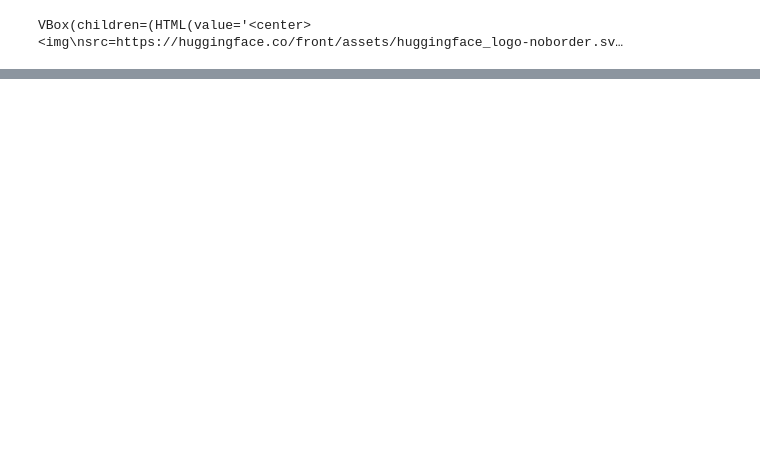
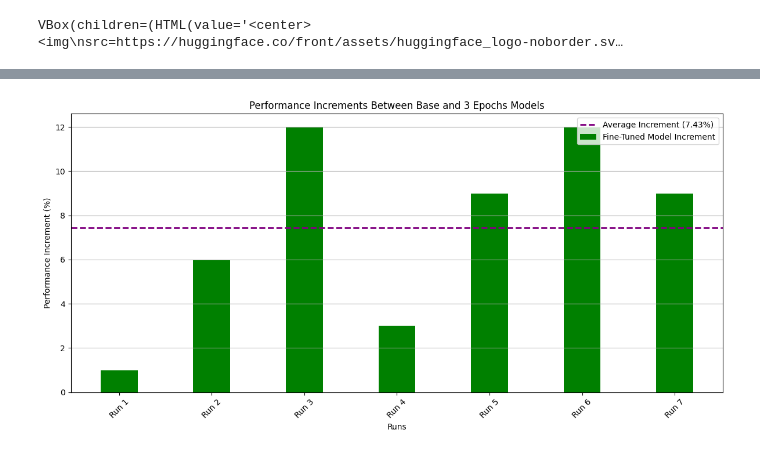
Before and after one commit to josedella/llm-nyquist, a Jupyter notebook: scripts/evaluate.ipynb, the cells around one changed output, grey strips where cells are left out. Saved outputs shown, nothing was run; the diff lists cells and outputs as text; code cells hidden in the pictures; blank space fills up the shorter version.

```diff
--- a/scripts/evaluate.ipynb
+++ b/scripts/evaluate.ipynb
@@ -266,0 +532,64 @@ Responses saved to 'fine_tuned_model_responses.json' and 'base_model_responses.j
+# %%
+import json
+import matplotlib.pyplot as plt
+import glob
+import os
+
+# Change directory to where experiment files are stored
+os.chdir('/content/drive/My Drive/UCF/BogenMaterials/runs/run2')
+
+# Glob to find all files with the naming pattern
+file_pattern = 'experiments_results*.json'
+experiment_files = glob.glob(file_pattern)
+
+# Check if files were found
+if not experiment_files:
+    raise FileNotFoundError(f"No files matching pattern '{file_pattern}' were found in the current directory.")
+
+# Initialize lists to store final averages
+ft_final_averages = []
+ft3ep_final_averages = []
+base_final_averages = []
+
+# Process each file
+for file_path in experiment_files:
+    with open(file_path, 'r') as file:
+        experiments = json.load(file)
+
+    # Extract Final_Averages section
+    if "Final_Averages" in experiments:
+        ft_final_averages.append(experiments["Final_Averages"]["Fine_Tuned_Model"] * 100)  # Convert to percentage
+        ft3ep_final_averages.append(experiments["Final_Averages"]["Fine_Tuned_3Epochs_Model"] * 100)  # Convert to percentage
+        base_final_averages.append(experiments["Final_Averages"]["Base_Model"] * 100)  # Convert to percentage
+
+# Ensure data exists
+if not ft_final_averages or not base_final_averages:
+    raise ValueError("No final averages were collected. Check the input files for valid data.")
+
+# Calculate performance increments
+ft_increment = [ft3ep - base for ft3ep, base in zip(ft3ep_final_averages, base_final_averages)]
+
+# Calculate the average increment
+average_increment = sum(ft_increment) / len(ft_increment)
+
+# Plot increments
+plt.figure(figsize=(12, 6))
+x = range(len(ft_increment))  # X positions for bars
+
+# Bar Plot for increments
+plt.bar([i for i in x], ft_increment, width=0.4, label="Fine-Tuned Model Increment", color="green")
+
+# Add a horizontal line for the average increment
+plt.axhline(y=average_increment, color='purple', linestyle='--', linewidth=2, label=f"Average Increment ({average_increment:.2f}%)")
+
+# Formatting
+plt.xticks(x, [f"Run {i+1}" for i in x], rotation=45)
+plt.title("Performance Increments Between Base and 3 Epochs Models")
+plt.xlabel("Runs")
+plt.ylabel("Performance Increment (%)")
+plt.legend(loc='upper right')
+plt.grid(axis="y")
+plt.tight_layout()
+plt.show()
+# %% [output]
+[figure, added]
```
Also changed, not shown: parts of 9 cells of this notebook, 25 other files.
